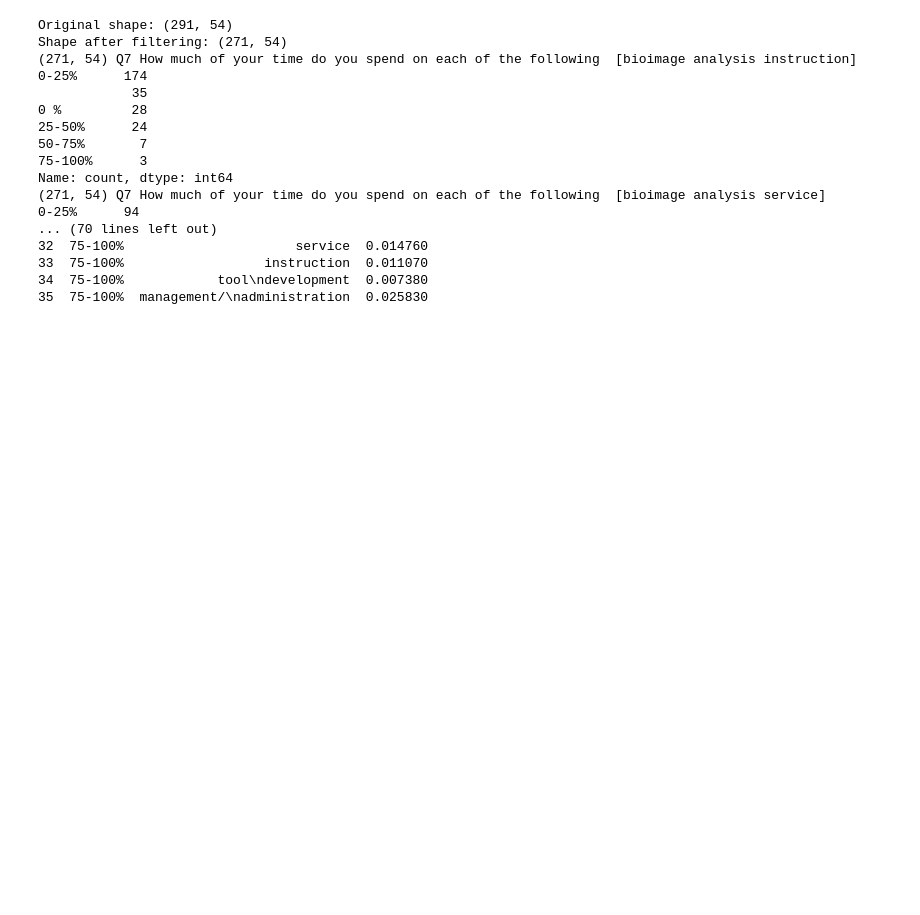
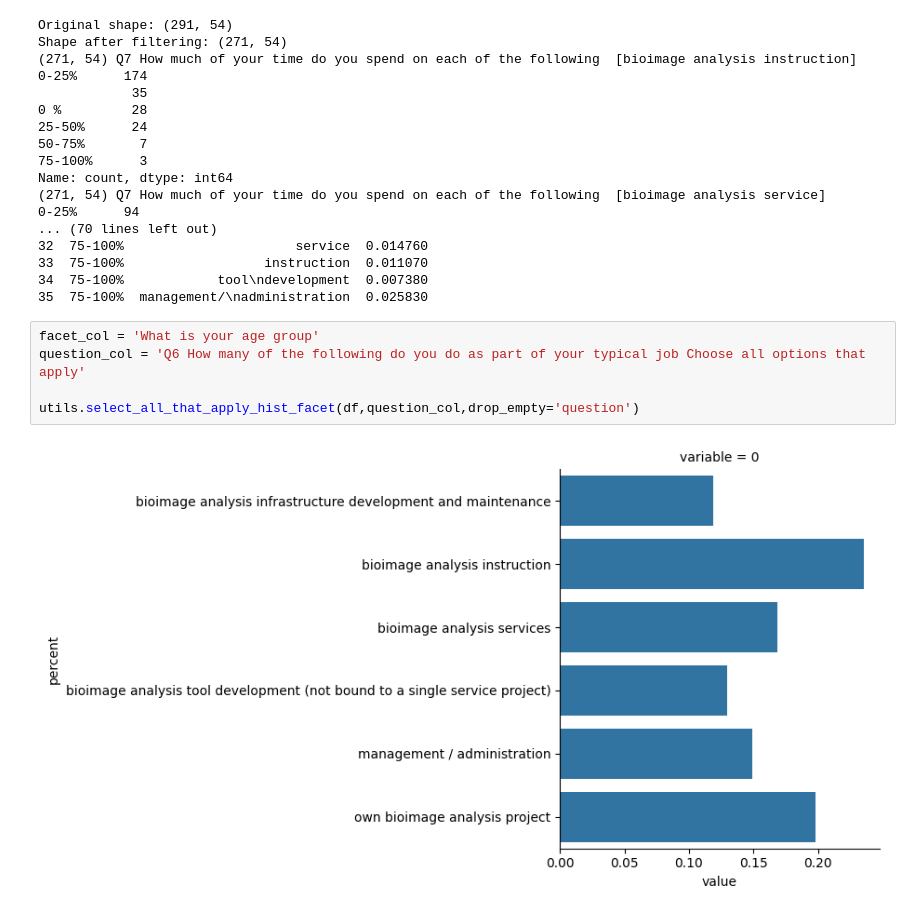
Before and after one commit to GloBIAS-BioimageAnalysts/Survey_2024, a Jupyter notebook: notebooks/time_spent.ipynb, the cells around one changed output. Cells and saved outputs as stored; diff of their text form; blank space fills up the shorter version.

Commit message:
Add a util for doing a "check all that apply", with optional faceting

```diff
--- a/notebooks/time_spent.ipynb
+++ b/notebooks/time_spent.ipynb
@@ -52,3 +52,10 @@ Name: count, dtype: int64
 33  75-100%                  instruction  0.011070
 34  75-100%            tool\ndevelopment  0.007380
 35  75-100%  management/\nadministration  0.025830
+# %%
+facet_col = 'What is your age group'
+question_col = 'Q6 How many of the following do you do as part of your typical job Choose all options that apply'
+
+utils.select_all_that_apply_hist_facet(df,question_col,drop_empty='question')
+# %% [output]
+[figure, added]
```
Also changed, not shown: parts of 2 cells of this notebook, 1 other file.
